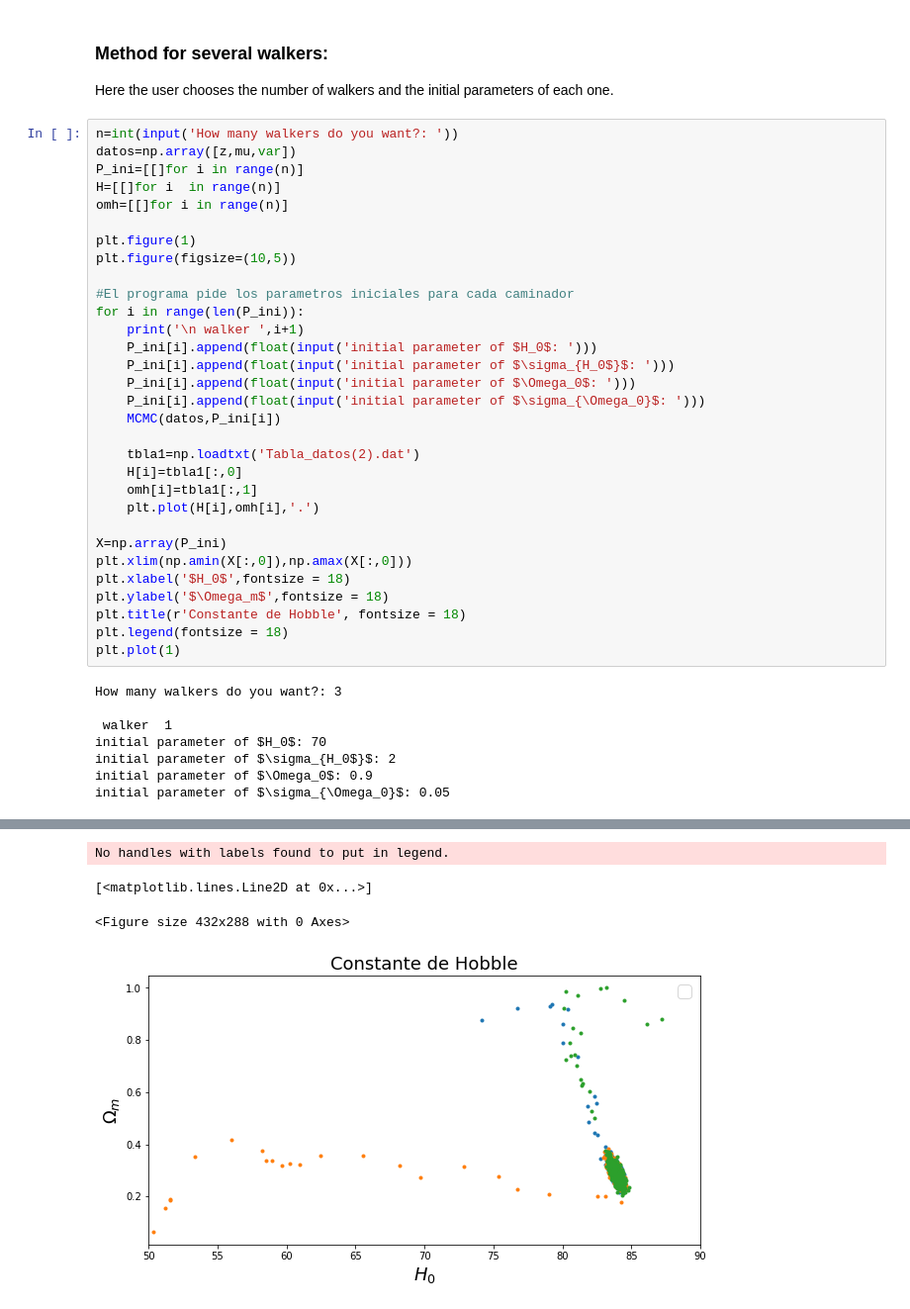
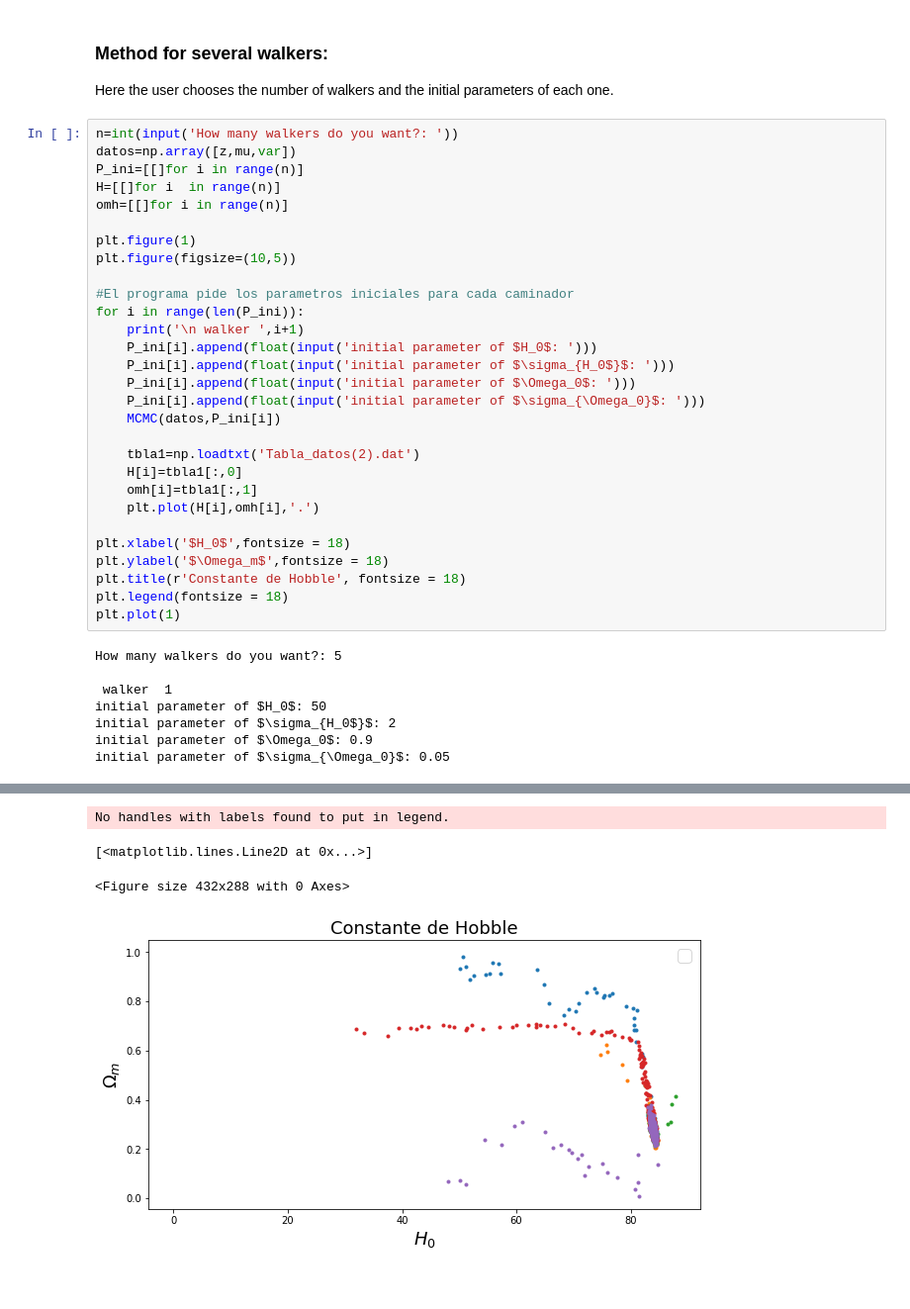
Before and after one commit to CosmoStats/cosmostats2018-Oscar2401, a Jupyter notebook: Sep/Ejercicio_2/Hobble(2).ipynb, the cells around one changed output, grey strips where cells are left out. Shown: that part at 99% size. Drawn from its saved outputs; the diff is of its cells as text.

```diff
--- a/Sep/Ejercicio_2/Hobble(2).ipynb
+++ b/Sep/Ejercicio_2/Hobble(2).ipynb
@@ -128,18 +128,16 @@ for i in range(len(P_ini)):
     omh[i]=tbla1[:,1]
     plt.plot(H[i],omh[i],'.')
 
-X=np.array(P_ini)
-plt.xlim(np.amin(X[:,0]),np.amax(X[:,0]))
 plt.xlabel('$H_0$',fontsize = 18)
 plt.ylabel('$\Omega_m$',fontsize = 18)
 plt.title(r'Constante de Hobble', fontsize = 18)
 plt.legend(fontsize = 18)
 plt.plot(1)
 # %% [output]
-How many walkers do you want?: 3
+How many walkers do you want?: 5
 
  walker  1
-initial parameter of $H_0$: 70
+initial parameter of $H_0$: 50
 initial parameter of $\sigma_{H_0$}$: 2
 initial parameter of $\Omega_0$: 0.9
 initial parameter of $\sigma_{\Omega_0}$: 0.05
@@ -157,7 +161,7 @@ initial parameter of $\sigma_{\Omega_0}$: 0.05
 No handles with labels found to put in legend.
 [<matplotlib.lines.Line2D at 0x...>]
 <Figure size 432x288 with 0 Axes>
-[figure, old version]
+[figure, new version]
 # %%
 plt.figure(2)
 plt.figure(figsize=(15,4))
```
Also changed, not shown: parts of 2 cells of this notebook, 1 other file.
